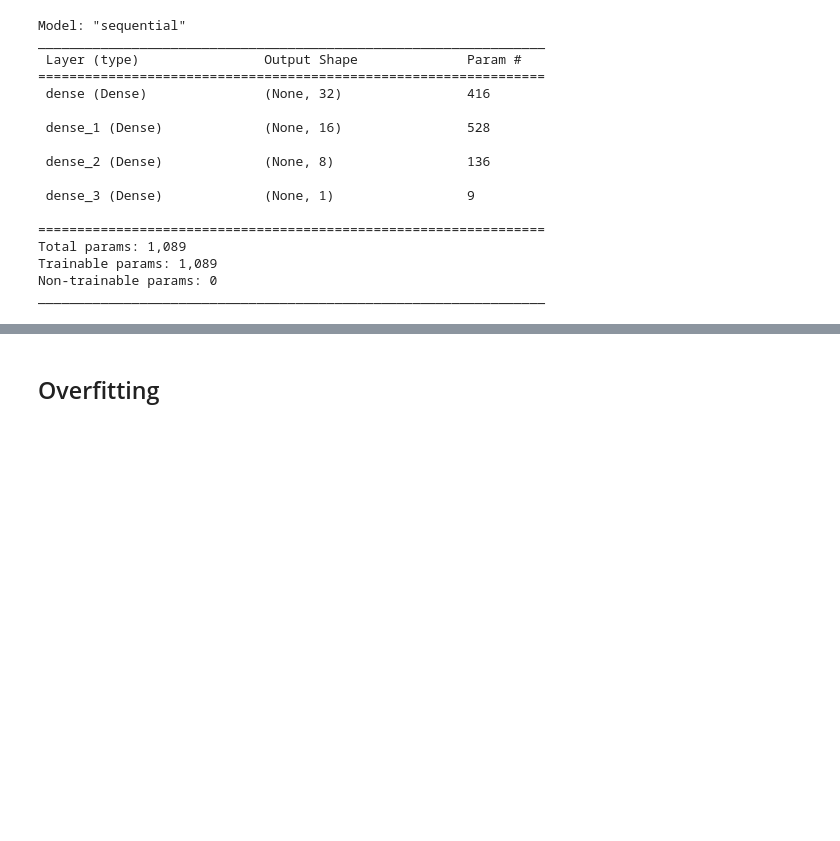
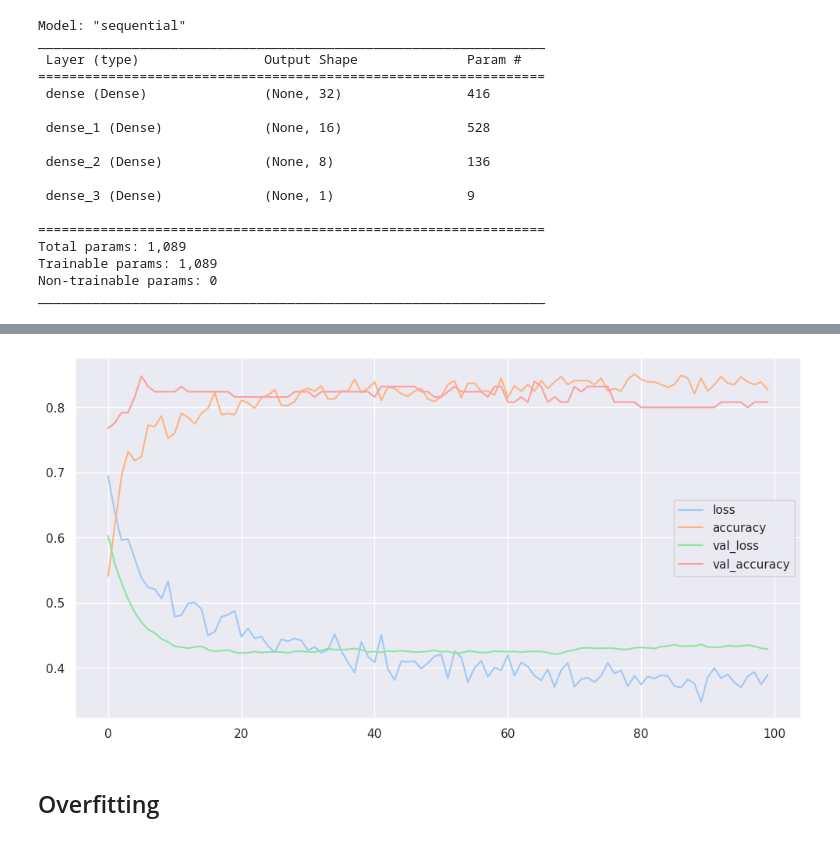
Before and after one commit to dimitrije-stamenkovic/ML3, a Jupyter notebook: dnn-titanic-survival.ipynb, the cells around one changed output, grey strips where cells are left out. Saved outputs shown, nothing was run; the diff lists cells and outputs as text; code cells hidden in the pictures; blank space fills up the shorter version.

```diff
--- a/dnn-titanic-survival.ipynb
+++ b/dnn-titanic-survival.ipynb
@@ -316,0 +326,19 @@ keras_model.evaluate(X_test_s, y_test)
+# %%
+# Create the neural network
+model = keras.models.Sequential()
+model.add(keras.layers.Dense(64, input_dim=X_train_s.shape[1], activation="relu"))
+model.add(keras.layers.Dropout(0.5))
+model.add(keras.layers.Dense(32, activation="relu"))
+model.add(keras.layers.Dropout(0.5))
+model.add(keras.layers.Dense(1, activation="sigmoid"))
+
+# Compile the model
+model.compile(loss="binary_crossentropy", optimizer="adam", metrics=["accuracy"])
+
+# Train the model
+hist = model.fit(X_train_s, y_train, epochs=100, batch_size=32, validation_split=0.2)
+
+pd.DataFrame(hist.history).plot(figsize=PLOT_SIZE)
+keras_model.evaluate(X_test_s, y_test)
+K.clear_session()
+# %% [output]
@@ -317,3 +362,4 @@ keras_model.evaluate(X_test_s, y_test)
+[figure, added]
 # %% [markdown]
 ## Overfitting
 # %%
```
Also changed, not shown: parts of 29 cells of this notebook.
